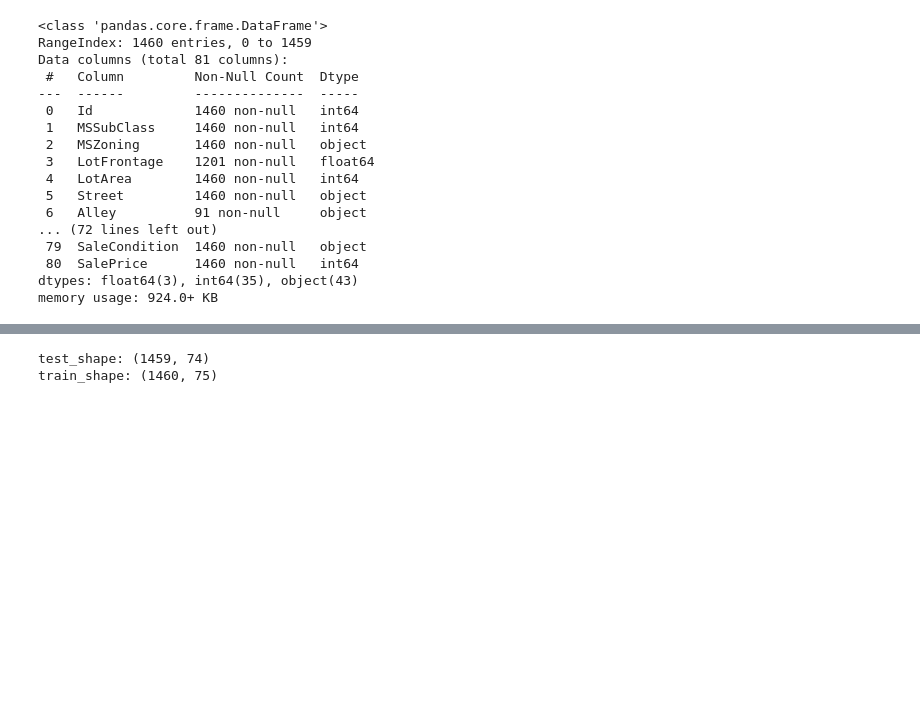
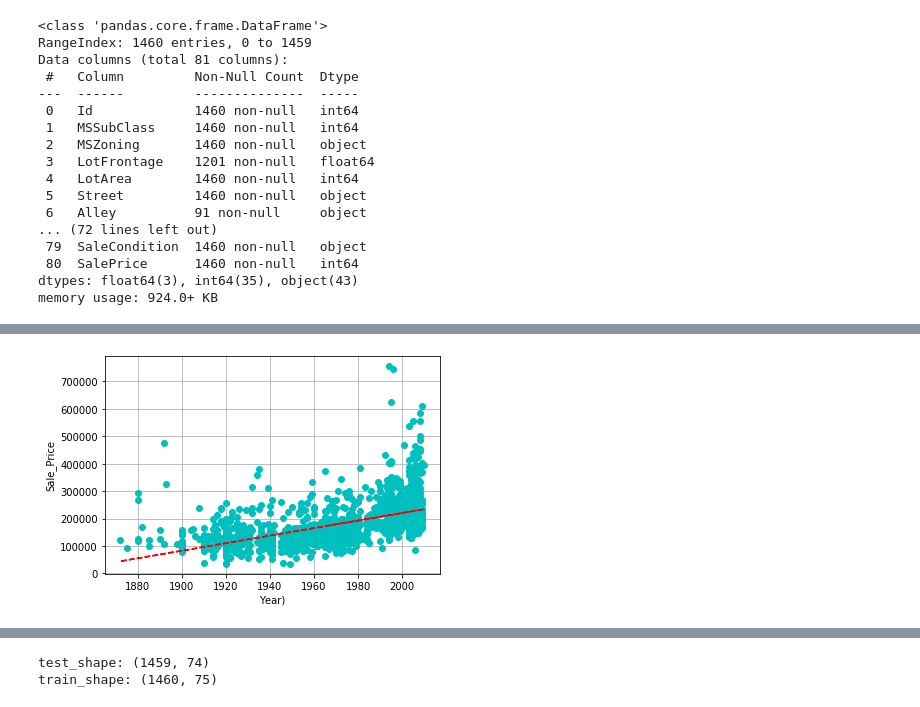
Before and after one commit to Mainakdeb/Deep_Real_Estate_Agent, a Jupyter notebook: Predicting_house_prices_0.3.ipynb, the cells around one changed output, grey strips where cells are left out. Cells and saved outputs as stored; diff of their text form; code cells hidden in the pictures; blank space fills up the shorter version.

```diff
--- a/Predicting_house_prices_0.3.ipynb
+++ b/Predicting_house_prices_0.3.ipynb
@@ -38,0 +51,15 @@ memory usage: 924.0+ KB
+# %%
+x = list(df['YearBuilt'])
+y = list(df['SalePrice'])
+plt.plot(x,y,'co')
+plt.xlabel('Year)')
+plt.ylabel('Sale_Price')
+plt.grid()
+
+
+z = np.polyfit(x, y, 1)
+p = np.poly1d(z)
+plt.plot(x,p(x),"r--")
+plt.show()
+# %% [output]
+[figure, added]
```
Also changed, not shown: parts of 17 cells of this notebook.
